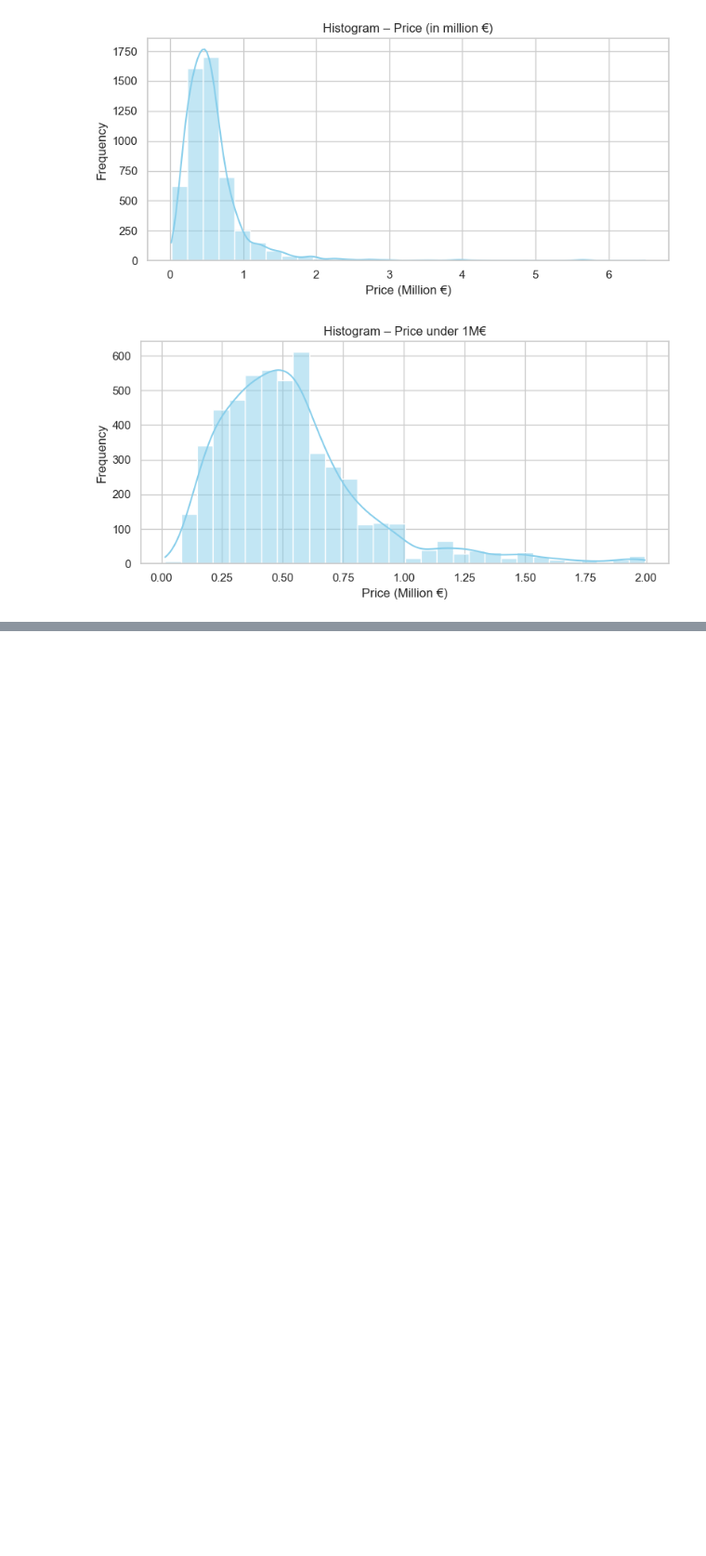
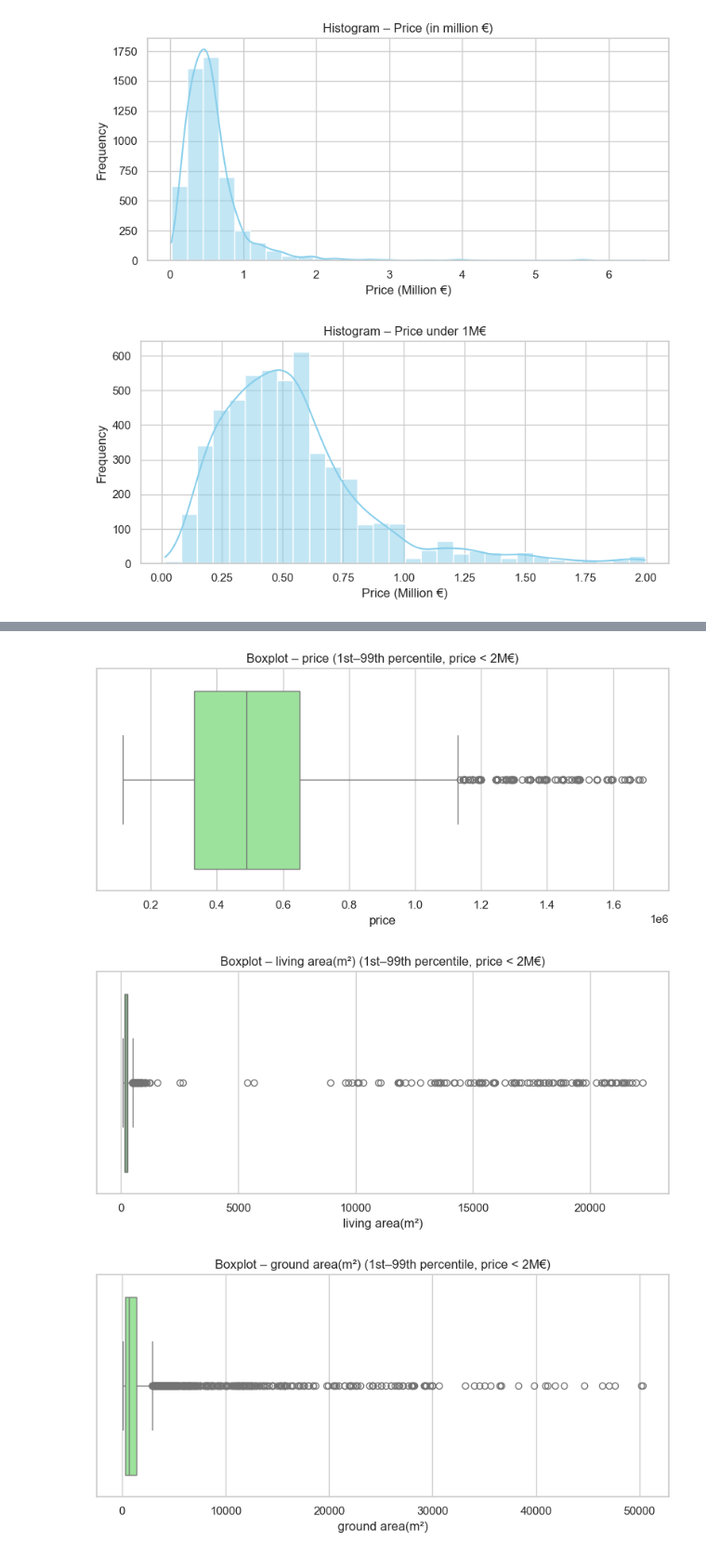
Before and after one commit to subllings/real-estate-price-predictor, a Jupyter notebook: notebooks/01_exploration_zimmo_sjchoti_sol_prop.ipynb, the cells around one changed output, grey strips where cells are left out. Shown at 93% size. Drawn from its saved outputs; the diff is of its cells as text; code cells hidden in the pictures; blank space fills up the shorter version.

```diff
--- a/notebooks/01_exploration_zimmo_sjchoti_sol_prop.ipynb
+++ b/notebooks/01_exploration_zimmo_sjchoti_sol_prop.ipynb
@@ -404,12 +404,3 @@ plt.show()
 # %% [output]
 [figure]
 [figure]
-# %%
-# Boxplots
-for col in quantitative_cols:
-    plt.figure(figsize=(8, 4))
-    sns.boxplot(x=df_cleaned[col], color="lightgreen")
-    plt.title(f"Boxplot – {col}")
-    plt.xlabel(col)
-    plt.tight_layout()
-    plt.show()
@@ -424,0 +407,38 @@ for col in quantitative_cols:
+# %%
+import matplotlib.pyplot as plt
+import seaborn as sns
+
+# Filter the dataset to include only properties priced under 2 million euros
+df_filtered = df_cleaned[df_cleaned["price"] < 2_000_000]
+
+# Identify numerical (quantitative) variables
+quantitative_cols = df_filtered.select_dtypes(include=["int64", "float64"]).columns
+
+# Plot boxplots for each numerical variable (trimmed to 1st–99th percentile)
+for col in quantitative_cols:
+    # Skip if the column has too few unique values (not meaningful)
+    if df_filtered[col].nunique() <= 1:
+        continue
+
+    # Compute the 1st and 99th percentiles
+    lower = df_filtered[col].quantile(0.01)
+    upper = df_filtered[col].quantile(0.99)
+
+    # Trim values to reduce influence of extreme outliers
+    df_trimmed = df_filtered[(df_filtered[col] >= lower) & (df_filtered[col] <= upper)]
+
+    # Skip if trimming results in empty or constant data
+    if df_trimmed[col].nunique() <= 1:
+        continue
+
+    # Plot the boxplot
+    plt.figure(figsize=(8, 4))
+    sns.boxplot(x=df_trimmed[col], color="lightgreen")
+    plt.title(f"Boxplot – {col} (1st–99th percentile, price < 2M€)")
+    plt.xlabel(col)
+    plt.tight_layout()
+    plt.show()
+# %% [output]
+[figure, added]
+[figure, added]
+[figure, added]
```
Also changed, not shown: parts of 13 cells of this notebook.
